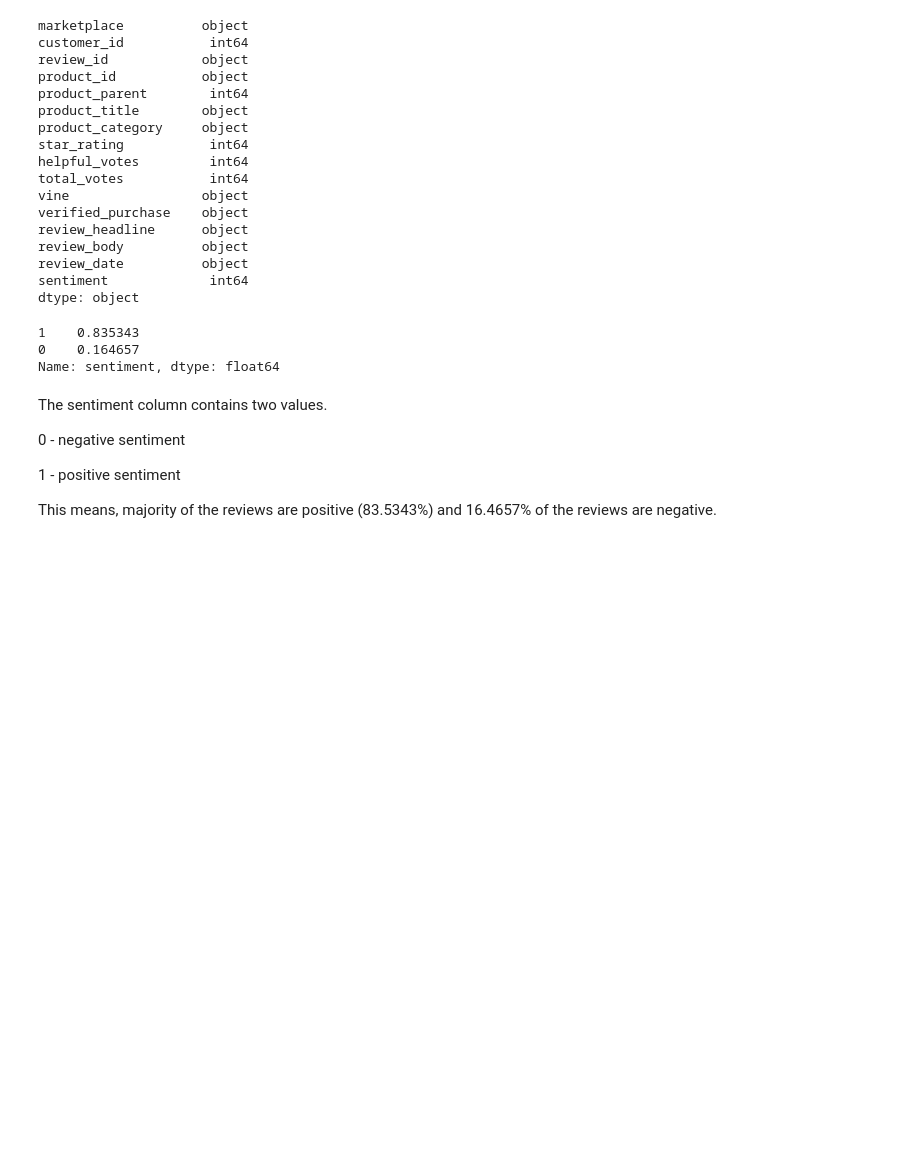
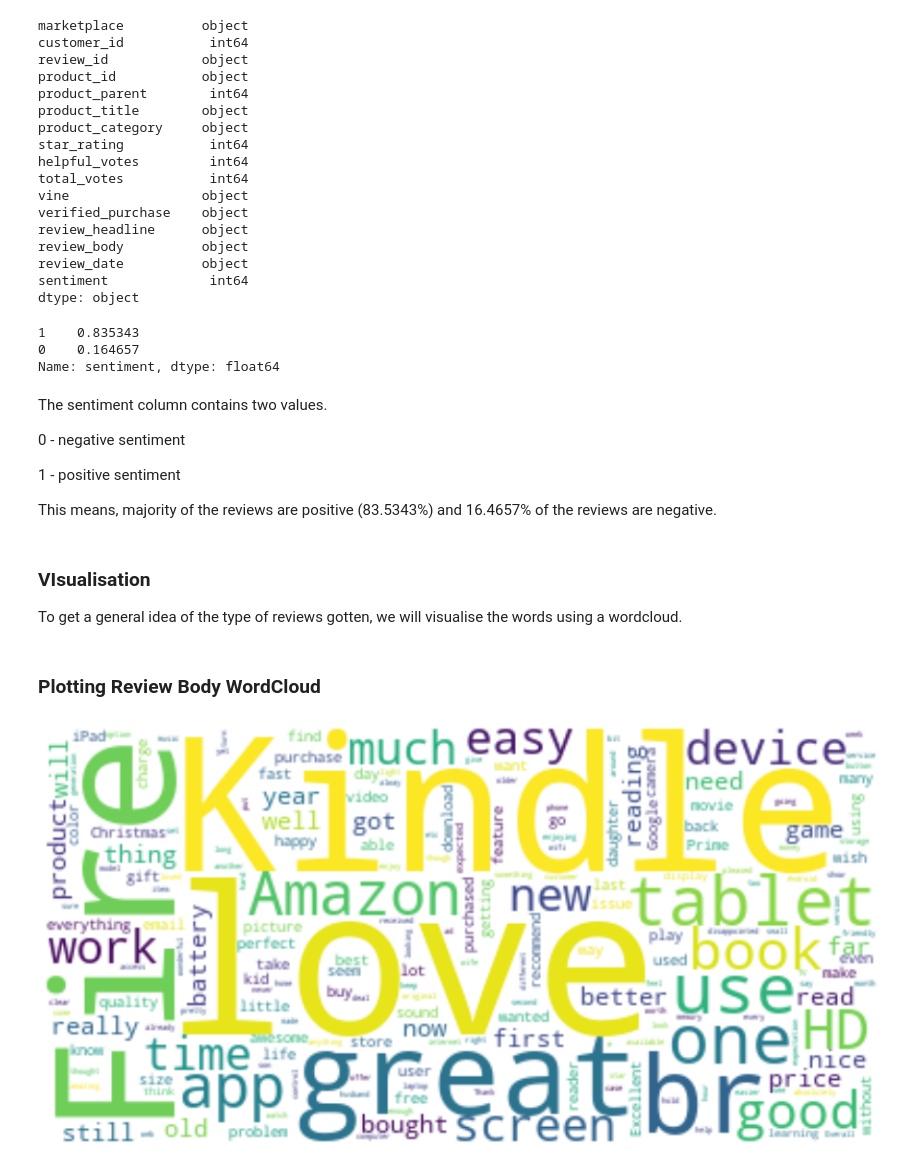
Before and after one commit to PeaceUdoka/Sentiment-analysis-with-python, a Jupyter notebook: Sentiment Analysis With Python.ipynb, the cells around one changed output. Saved outputs shown, nothing was run; the diff lists cells and outputs as text; code cells hidden in the pictures; blank space fills up the shorter version.

Commit message:
added wordcloud visualisations

```diff
--- a/Sentiment Analysis With Python.ipynb
+++ b/Sentiment Analysis With Python.ipynb
@@ -121,3 +122,24 @@ The sentiment column contains two values.
 1 - positive sentiment
 
 This means, majority of the reviews are positive (83.5343%) and 16.4657% of the reviews are negative.
+# %% [markdown]
+### VIsualisation
+To get a general idea of the type of reviews gotten, we will visualise the words using a wordcloud.
+# %%
+# create a variable for the words in the review body
+word_body = " ".join(review for review in data.review_body)
+# create a variable for the words in the review headline
+word_head = " ".join(review for review in data.review_headline)
+# %%
+# create word cloud for the review body
+word_cloud_1 = WordCloud(collocations = False, background_color = 'white').generate(word_body)
+# create word cloud for the review headline
+word_cloud_2 = WordCloud(collocations = False, background_color = 'white').generate(word_head)
+# %% [markdown]
+### Plotting Review Body WordCloud
+# %%
+plt.imshow(word_cloud_1, interpolation='bilinear')
+plt.axis("off")
+plt.show()
+# %% [output]
+[figure, added]
```
Also changed, not shown: parts of 5 cells of this notebook.
